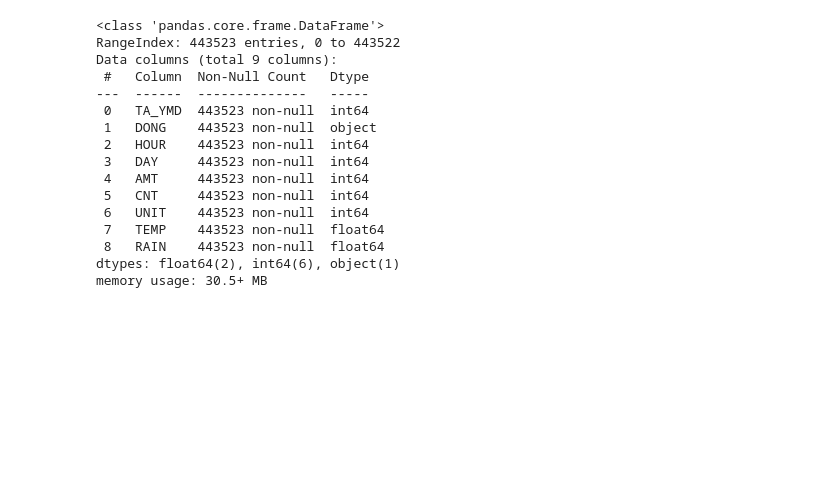
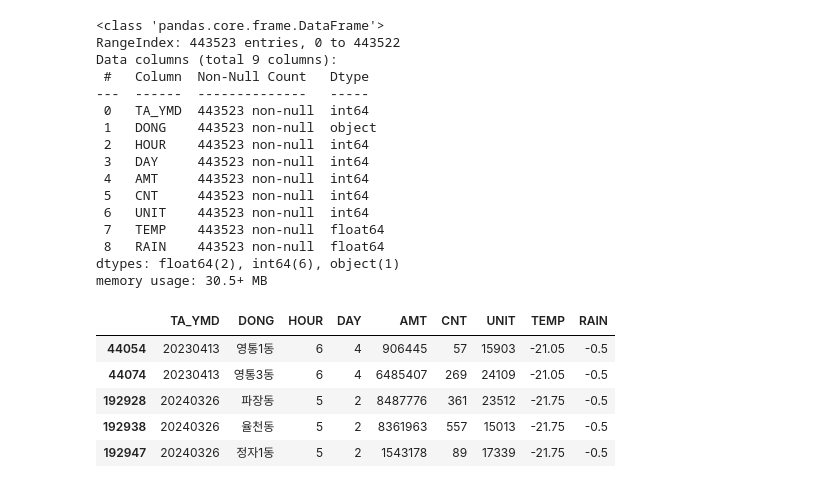
Before and after one commit to Hyo0806/1stProject, a Jupyter notebook: hyo/김효경_전처리.ipynb, the cells around one changed output. Cells and saved outputs as stored; diff of their text form; code cells hidden in the pictures; blank space fills up the shorter version.

```diff
--- a/hyo/김효경_전처리.ipynb
+++ b/hyo/김효경_전처리.ipynb
@@ -3166,3 +3166,12 @@ Data columns (total 9 columns):
  8   RAIN    443523 non-null  float64
 dtypes: float64(2), int64(6), object(1)
 memory usage: 30.5+ MB
+# %%
+sw_koreanfood[(sw_koreanfood['TEMP']<-20) & (sw_koreanfood['TEMP']>-50)].head()
+# %% [output]
+|  | TA_YMD | DONG | HOUR | DAY | AMT | CNT | UNIT | TEMP | RAIN |
+| 44054 | 20230413 | 영통1동 | 6 | 4 | 906445 | 57 | 15903 | -21.05 | -0.5 |
+| 44074 | 20230413 | 영통3동 | 6 | 4 | 6485407 | 269 | 24109 | -21.05 | -0.5 |
+| 192928 | 20240326 | 파장동 | 5 | 2 | 8487776 | 361 | 23512 | -21.75 | -0.5 |
+| 192938 | 20240326 | 율천동 | 5 | 2 | 8361963 | 557 | 15013 | -21.75 | -0.5 |
+| 192947 | 20240326 | 정자1동 | 5 | 2 | 1543178 | 89 | 17339 | -21.75 | -0.5 |
```
Also changed, not shown: parts of 10 cells of this notebook, 31 other files.
